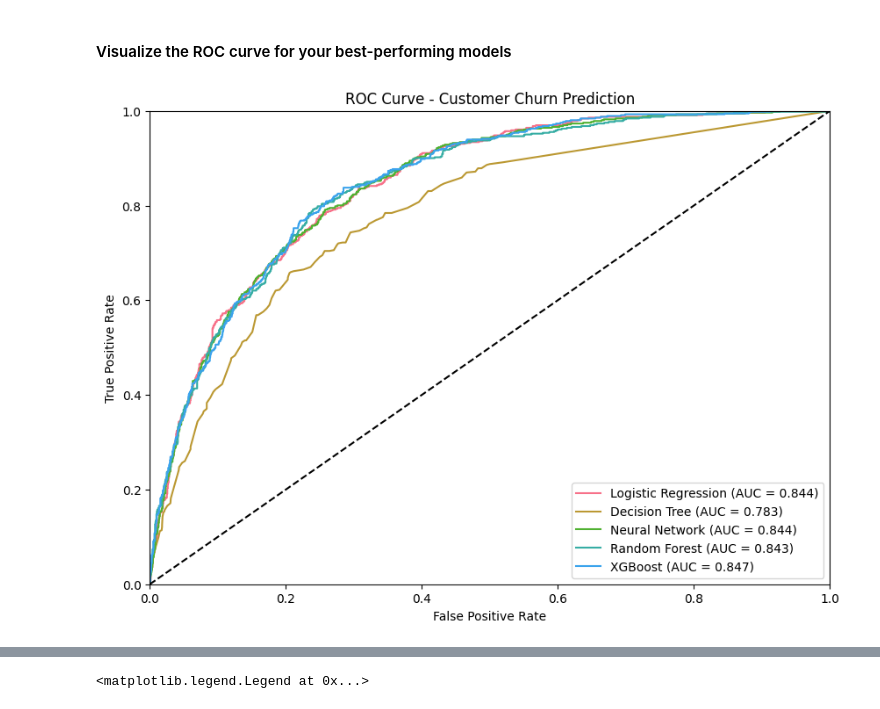
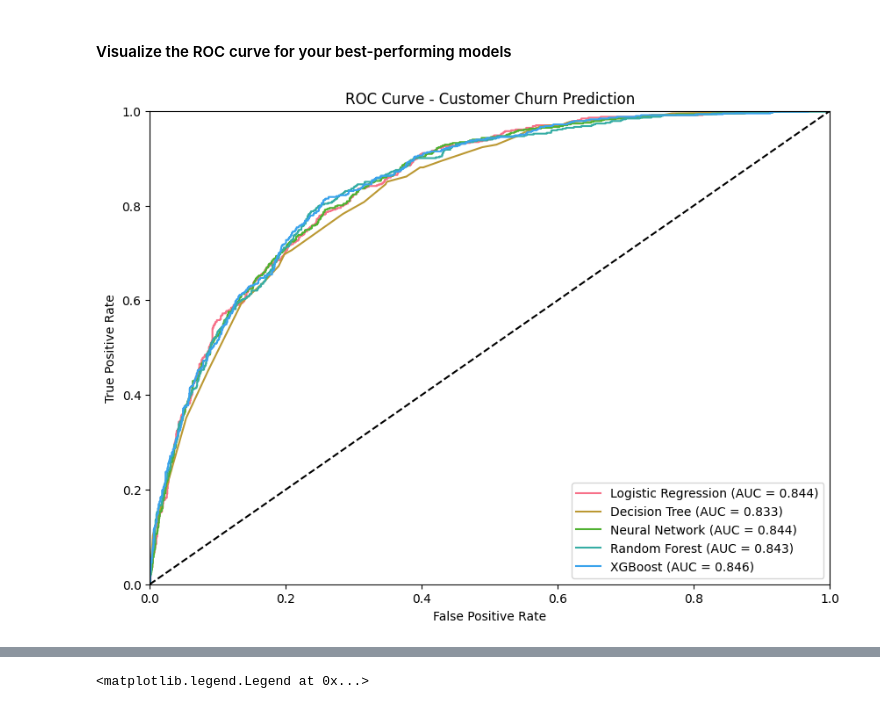
Before and after one commit to ZahraaFadhel/Predictive-Model-for-Customer-Churn, a Jupyter notebook: main.ipynb, the cells around one changed output, grey strips where cells are left out. Drawn from its saved outputs; the diff is of its cells as text; code cells hidden in the pictures.

```diff
--- a/main.ipynb
+++ b/main.ipynb
@@ -1756,7 +1792,7 @@ import matplotlib.pyplot as plt
 
 # Get predicted probabilities
 y_prob_lr = best_lr.predict_proba(X_test)[:, 1]
-y_prob_dt = decision_tree_model.predict_proba(X_test)[:, 1]
+y_prob_dt = best_dt.predict_proba(X_test)[:, 1]
 y_prob_nn = best_nn.predict_proba(X_test)[:, 1]
 y_prob_rf = best_rf.predict_proba(X_test)[:, 1]
 y_prob_xgb = best_xgb.predict_proba(X_test)[:, 1]
@@ -1764,34 +1800,34 @@ y_prob_xgb = best_xgb.predict_proba(X_test)[:, 1]
 # Compute ROC curves
 fpr_lr, tpr_lr, _ = roc_curve(y_test, y_prob_lr)
 fpr_dt, tpr_dt, _ = roc_curve(y_test, y_prob_dt)
 fpr_nn, tpr_nn, _ = roc_curve(y_test, y_prob_nn)
 fpr_rf, tpr_rf, _ = roc_curve(y_test, y_prob_rf)
 fpr_xgb, tpr_xgb, _ = roc_curve(y_test, y_prob_xgb)
 
 # Compute AUC
 roc_auc_lr = auc(fpr_lr, tpr_lr)
 roc_auc_dt = auc(fpr_dt, tpr_dt)
 roc_auc_nn = auc(fpr_nn, tpr_nn)
 roc_auc_rf = auc(fpr_rf, tpr_rf)
 roc_auc_xgb = auc(fpr_xgb, tpr_xgb)
 
 # Plot
 plt.figure(figsize=(10,7))
 plt.plot(fpr_lr, tpr_lr, label=f'Logistic Regression (AUC = {roc_auc_lr:.3f})')
 plt.plot(fpr_dt, tpr_dt, label=f'Decision Tree (AUC = {roc_auc_dt:.3f})')
 plt.plot(fpr_nn, tpr_nn, label=f'Neural Network (AUC = {roc_auc_nn:.3f})')
 plt.plot(fpr_rf, tpr_rf, label=f'Random Forest (AUC = {roc_auc_rf:.3f})')
 plt.plot(fpr_xgb, tpr_xgb, label=f'XGBoost (AUC = {roc_auc_xgb:.3f})')
 plt.plot([0,1], [0,1], 'k--')
 plt.xlim([0,1])
 plt.ylim([0,1])
 plt.xlabel('False Positive Rate')
 plt.ylabel('True Positive Rate')
 plt.title('ROC Curve - Customer Churn Prediction')
 plt.legend(loc='lower right')
 plt.show()
 # %% [output]
-[figure, old version]
+[figure, new version]
 # %%
 # Models Performance Comparison
 
```
Also changed, not shown: parts of 15 cells of this notebook.
